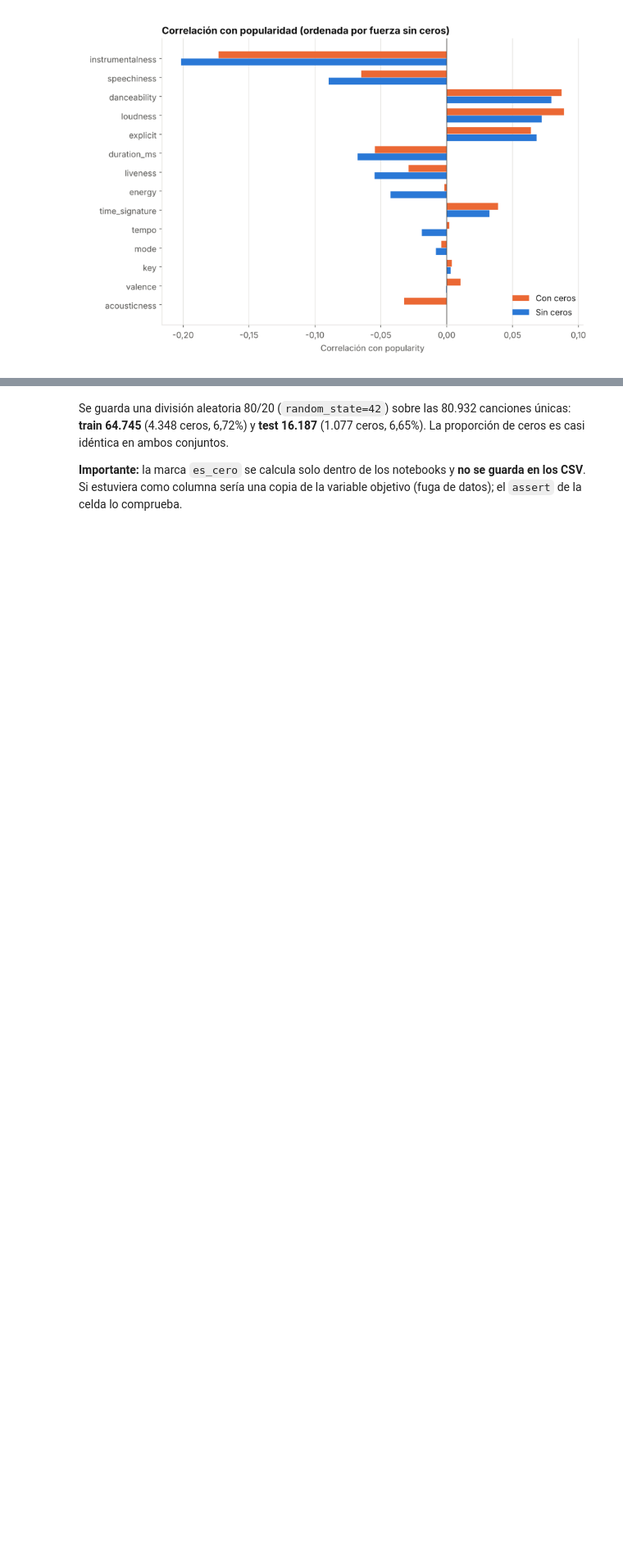
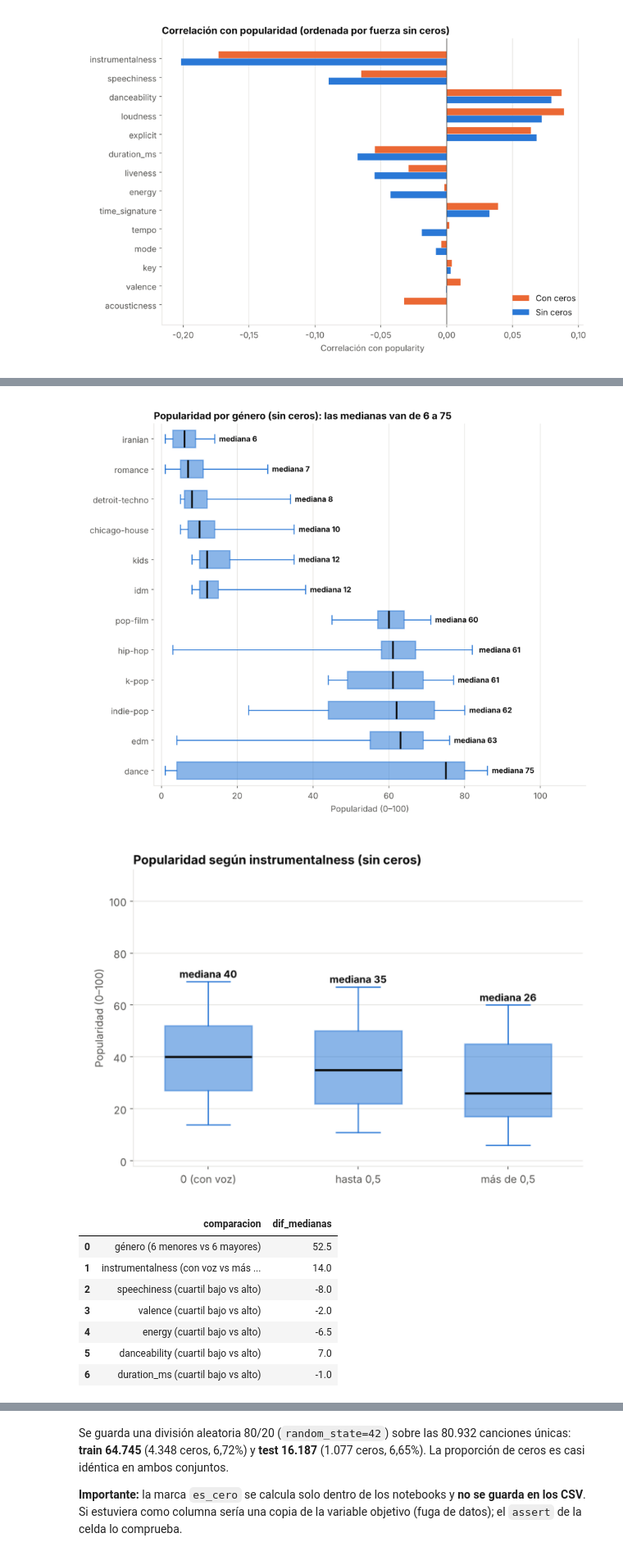
Before and after one commit to BRomanman/Spotify_ML, a Jupyter notebook: Spotify_ML_eva2/Notebook/Exploracion_inicial/1_EDA.ipynb, the cells around one changed output, grey strips where cells are left out. Shown at 82% size. Saved outputs shown, nothing was run; the diff lists cells and outputs as text; code cells hidden in the pictures; blank space fills up the shorter version.

```diff
--- a/Spotify_ML_eva2/Notebook/Exploracion_inicial/1_EDA.ipynb
+++ b/Spotify_ML_eva2/Notebook/Exploracion_inicial/1_EDA.ipynb
@@ -400,0 +488,40 @@ mostrar(plot_correlaciones(corr_con, corr_sin, GRAF / "correlacion_popularidad.p
+# %%
+sin = df_eda[~df_eda["es_cero"]]
+
+# (a) Géneros con medianas muy distintas: los 6 de menor y los 6 de mayor mediana (sin ceros, mínimo 300 canciones)
+med_gen = sin.groupby("track_genre")["popularity"].agg(mediana="median", canciones="size")
+med_gen = med_gen[med_gen["canciones"] >= 300].sort_values("mediana")
+extremos = med_gen.head(6).index.tolist() + med_gen.tail(6).index.tolist()
+mostrar(plot_cajas_grupos([sin.loc[sin["track_genre"] == g, "popularity"] for g in extremos], extremos,
+                          GRAF / "cajas_genero_extremos.png",
+                          "Popularidad por género (sin ceros): las medianas van de 6 a 75",
+                          "Popularidad (0–100)"), width=9)
+
+# (b) Instrumentalness: la variable de audio con mayor efecto, en tres tramos
+tramos = pd.cut(sin["instrumentalness"], [-0.001, 0.0001, 0.5, 1.0], labels=["0 (con voz)", "hasta 0,5", "más de 0,5"])
+mostrar(plot_cajas_grupos([sin.loc[tramos == t, "popularity"] for t in tramos.cat.categories], list(tramos.cat.categories),
+                          GRAF / "cajas_instrumentalness.png", "Popularidad según instrumentalness (sin ceros)",
+                          "Popularidad (0–100)", horizontal=False, figsize=(7.5, 5.2)), width=7)
+
+# (c) Resumen: qué comparaciones sí distinguen y cuáles no (diferencia entre medianas)
+filas = []
+filas.append(("género (6 menores vs 6 mayores)", med_gen.loc[extremos[6:], "mediana"].median() - med_gen.loc[extremos[:6], "mediana"].median()))
+filas.append(("instrumentalness (con voz vs más de 0,5)",
+              sin.loc[tramos == "0 (con voz)", "popularity"].median() - sin.loc[tramos == "más de 0,5", "popularity"].median()))
+for v in ["speechiness", "valence", "energy", "danceability", "duration_ms"]:
+    q = pd.qcut(sin[v], 4, labels=False, duplicates="drop")
+    filas.append((f"{v} (cuartil bajo vs alto)", sin.loc[q == q.max(), "popularity"].median() - sin.loc[q == 0, "popularity"].median()))
+rango = pd.DataFrame(filas, columns=["comparacion", "dif_medianas"]).round(1)
+display(rango)
+rango.to_csv(TABLAS / "rango_medianas_cuartiles.csv", index=False)
+# %% [output]
+[figure, added]
+[figure, added]
+|  | comparacion | dif_medianas |
+| 0 | género (6 menores vs 6 mayores) | 52.5 |
+| 1 | instrumentalness (con voz vs más ... | 14.0 |
+| 2 | speechiness (cuartil bajo vs alto) | -8.0 |
+| 3 | valence (cuartil bajo vs alto) | -2.0 |
+| 4 | energy (cuartil bajo vs alto) | -6.5 |
+| 5 | danceability (cuartil bajo vs alto) | 7.0 |
+| 6 | duration_ms (cuartil bajo vs alto) | -1.0 |
```
Also changed, not shown: parts of 14 cells of this notebook, 14 other files.
